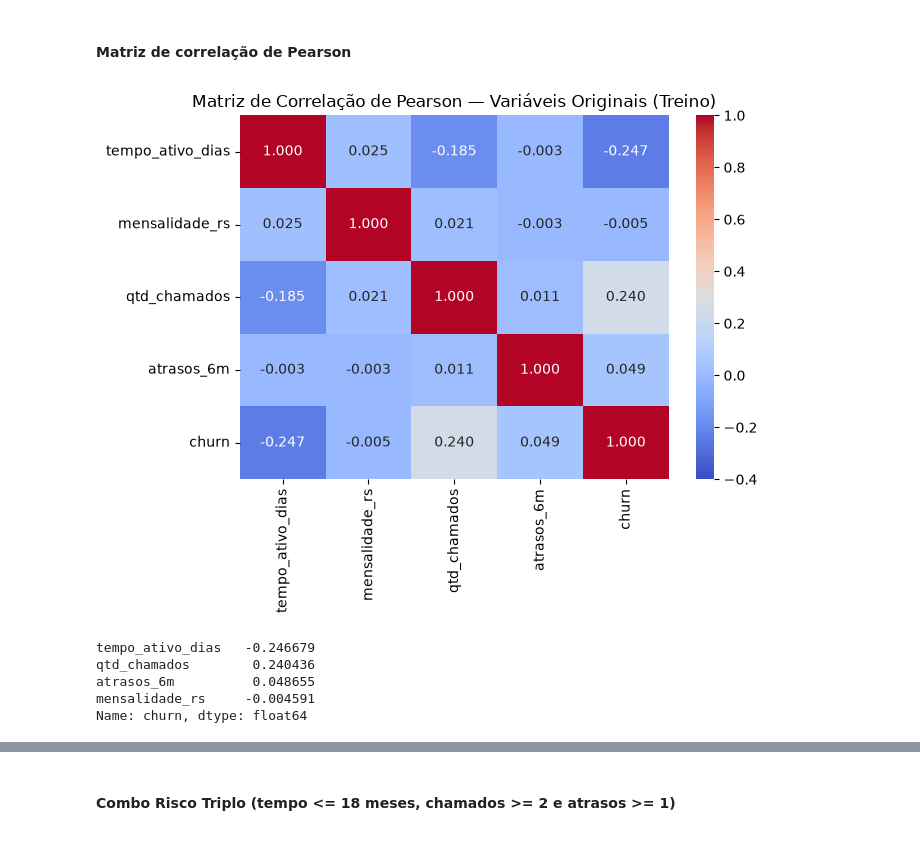
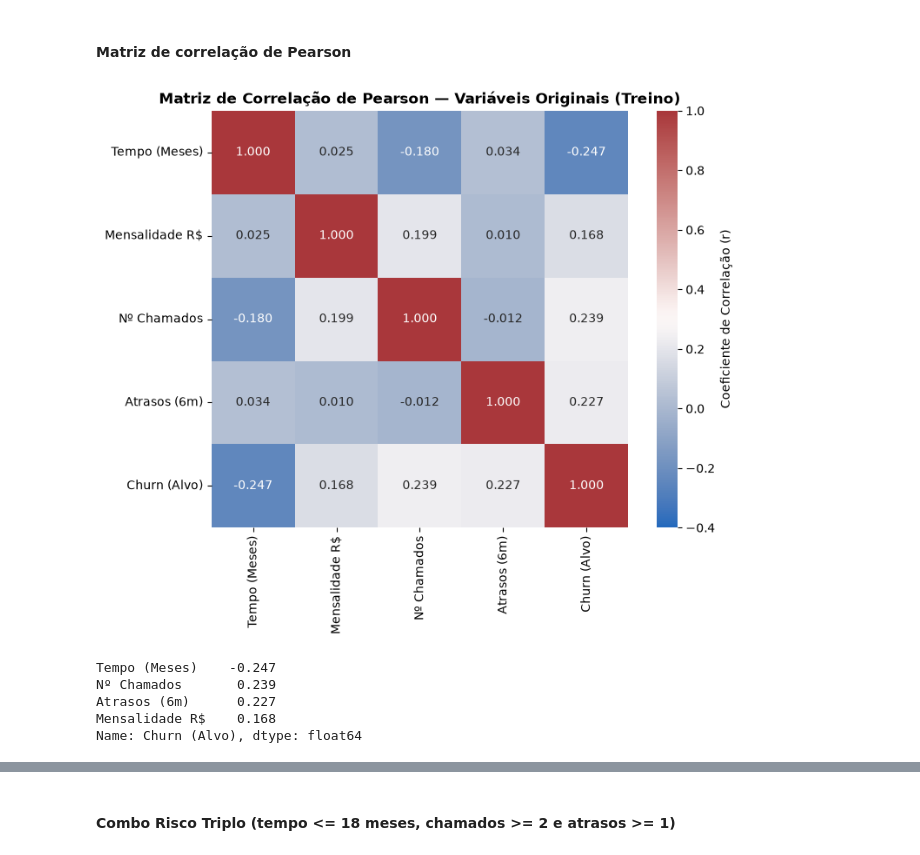
Before and after one commit to Henrique-apassos/churn-previsao-ml, a Jupyter notebook: Analise_tratamento_Churn.ipynb, the cells around one changed output, grey strips where cells are left out. Saved outputs shown, nothing was run; the diff lists cells and outputs as text; code cells hidden in the pictures.

Commit message:
Feat: Adição de gráficos e transformações de dados

```diff
--- a/Analise_tratamento_Churn.ipynb
+++ b/Analise_tratamento_Churn.ipynb
@@ -11,6 +11,9 @@ from sklearn.impute import KNNImputer
 from sklearn.model_selection import train_test_split
 from sklearn.preprocessing import StandardScaler, OneHotEncoder
 %matplotlib inline
+
+# Cores dos gráficos (mesmas dos slides): azul = permanência (0), laranja = churn (1)
+CORES = ['#3e7fb5', '#ed7d31']
 # %%
 # Importando os dados
 
@@ -295,3 +353,14 @@ print(f"Teste:  {len(teste)} linhas | churn = {teste['churn'].sum()} | não chur
 # %% [output]
 Treino: 3493 linhas | churn = 1240 | não churn = 2253 | prevalência = 35.50%
 Teste:  1497 linhas | churn = 532 | não churn = 965 | prevalência = 35.54%
+# %%
+# Gráficos de rosca: proporção de churn em cada conjunto
+fig, axes = plt.subplots(1, 3, figsize=(15, 5))
+for ax, (nome, base) in zip(axes, [('Base completa', df_final), ('Treino (70%)', treino), ('Teste (30%)', teste)]):
+    contagem = base['churn'].value_counts().sort_index()
+    ax.pie(contagem, labels=['Permanência (0)', 'Churn (1)'], colors=CORES, autopct='%1.1f%%', startangle=90,
+           wedgeprops={'width': 0.45, 'edgecolor': 'white'}, pctdistance=0.78, textprops={'fontsize': 11})
+    ax.set_title(f'{nome}\nN = {len(base)}', fontweight='bold')
+plt.suptitle('Estratificação: a prevalência de churn é preservada', fontsize=14, fontweight='bold')
+plt.tight_layout()
+plt.show()
@@ -379,0 +476,10 @@ Os valores fora do padrão são corrigidos com um dicionário de-para. Como é u
+# %%
+# Guardando o treino antes do tratamento para comparar nos gráficos
+treino_antes = treino.copy()
+
+for base in [treino, teste]:
+    # Substitui valores fora da faixa do inventário por nulos (NaN)
+    for coluna, (minimo, maximo) in faixas.items():
+        base[coluna] = base[coluna].where(base[coluna].between(minimo, maximo), np.nan)
+    # Atrasos precisam ser números inteiros
+    base['atrasos_6m'] = base['atrasos_6m'].where(base['atrasos_6m'] % 1 == 0, np.nan)
@@ -498,19 +877,28 @@ Prevalência de churn no treino: 35.50%
 # %% [markdown]
 #### Matriz de correlação de Pearson
 # %%
-correlacao = treino_tratado[numericas + ['churn']].corr(method='pearson')
+# Mesmo formato do slide "Matriz de Correlação de Pearson — Variáveis Numéricas Originais" (Aula 3)
+originais = pd.DataFrame({
+    'Tempo (Meses)': treino_tratado['tempo_ativo_dias'] / 30,
+    'Mensalidade R$': treino_tratado['mensalidade_rs'],
+    'Nº Chamados': treino_tratado['qtd_chamados'],
+    'Atrasos (6m)': treino_tratado['atrasos_6m'],
+    'Churn (Alvo)': treino_tratado['churn'],
+})
+correlacao = originais.corr(method='pearson')
 
-plt.figure(figsize=(7, 5.5))
-sns.heatmap(correlacao, annot=True, fmt='.3f', cmap='coolwarm', vmin=-0.4, vmax=1.0)
-plt.title('Matriz de Correlação de Pearson — Variáveis Originais (Treino)')
+plt.figure(figsize=(8, 6.5))
+sns.heatmap(correlacao, annot=True, fmt='.3f', cmap='vlag', vmin=-0.4, vmax=1.0, square=True,
+            cbar_kws={'label': 'Coeficiente de Correlação (r)'})
+plt.title('Matriz de Correlação de Pearson — Variáveis Originais (Treino)', fontweight='bold')
 plt.tight_layout()
 plt.show()
 
-print(correlacao['churn'].drop('churn').sort_values(key=abs, ascending=False))
+print(correlacao['Churn (Alvo)'].drop('Churn (Alvo)').sort_values(key=abs, ascending=False).round(3))
 # %% [output]
-[figure, old version]
+[figure, new version]
-tempo_ativo_dias   -0.246679
-qtd_chamados        0.240436
-atrasos_6m          0.048655
-mensalidade_rs     -0.004591
-Name: churn, dtype: float64
+Tempo (Meses)    -0.247
+Nº Chamados       0.239
+Atrasos (6m)      0.227
+Mensalidade R$    0.168
+Name: Churn (Alvo), dtype: float64
```
Also changed, not shown: parts of 66 cells of this notebook.
